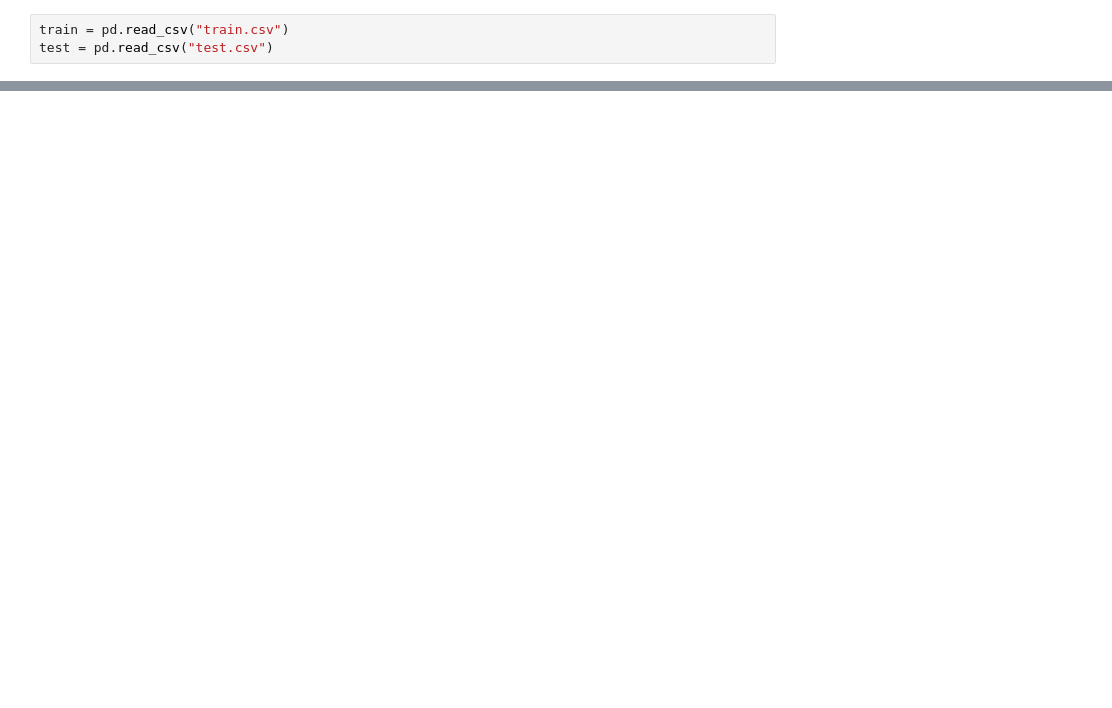
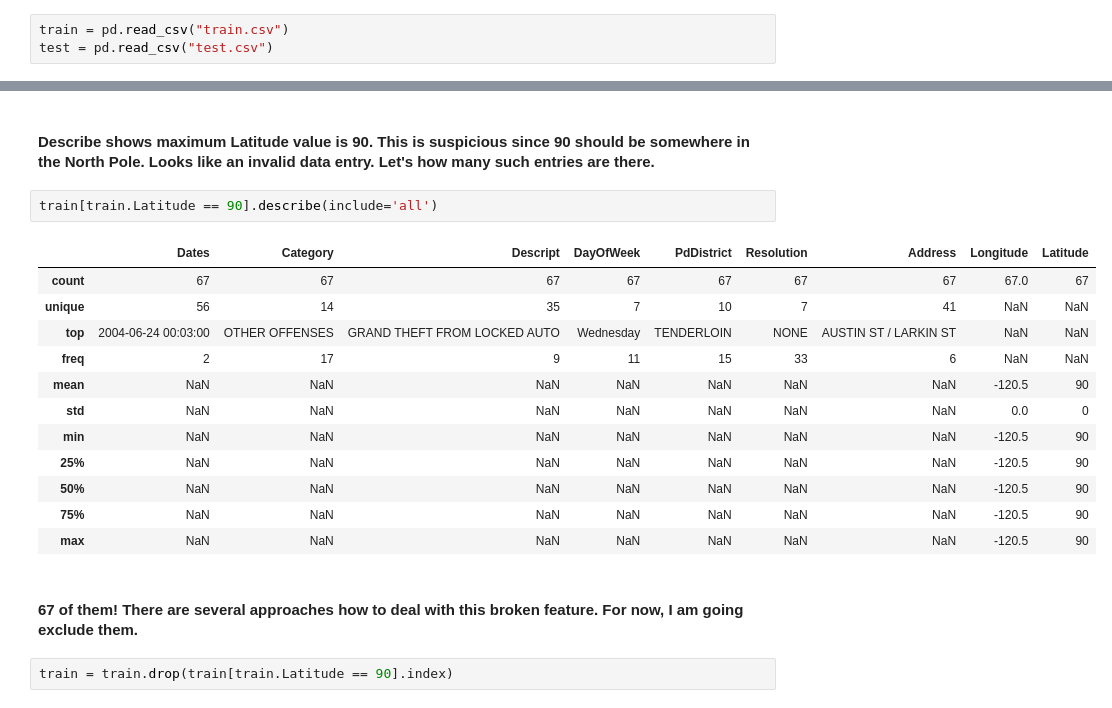
Before and after one commit to stormy-ua/Kaggle, a Jupyter notebook: SanFranciscoCrime/SanFranciscoCrime.ipynb, the cells around one changed output, grey strips where cells are left out. Cells and saved outputs as stored; diff of their text form; blank space fills up the shorter version.

```diff
--- a/SanFranciscoCrime/SanFranciscoCrime.ipynb
+++ b/SanFranciscoCrime/SanFranciscoCrime.ipynb
@@ -18,0 +57,21 @@ train.Category = train.Category.astype('category')
+# %% [markdown]
+#### Describe shows maximum Latitude value is 90. This is suspicious since 90 should be somewhere in the North Pole. Looks like an invalid data entry. Let's how many such entries are there.
+# %%
+train[train.Latitude == 90].describe(include='all')
+# %% [output]
+|  | Dates | Category | Descript | DayOfWeek | PdDistrict | Resolution | Address | Longitude | Latitude |
+| count | 67 | 67 | 67 | 67 | 67 | 67 | 67 | 67.0 | 67 |
+| unique | 56 | 14 | 35 | 7 | 10 | 7 | 41 | NaN | NaN |
+| top | 2004-06-24 00:03:00 | OTHER OFFENSES | GRAND THEFT FROM LOCKED AUTO | Wednesday | TENDERLOIN | NONE | AUSTIN ST / LARKIN ST | NaN | NaN |
+| freq | 2 | 17 | 9 | 11 | 15 | 33 | 6 | NaN | NaN |
+| mean | NaN | NaN | NaN | NaN | NaN | NaN | NaN | -120.5 | 90 |
+| std | NaN | NaN | NaN | NaN | NaN | NaN | NaN | 0.0 | 0 |
+| min | NaN | NaN | NaN | NaN | NaN | NaN | NaN | -120.5 | 90 |
+| 25% | NaN | NaN | NaN | NaN | NaN | NaN | NaN | -120.5 | 90 |
+| 50% | NaN | NaN | NaN | NaN | NaN | NaN | NaN | -120.5 | 90 |
+| 75% | NaN | NaN | NaN | NaN | NaN | NaN | NaN | -120.5 | 90 |
+| max | NaN | NaN | NaN | NaN | NaN | NaN | NaN | -120.5 | 90 |
+# %% [markdown]
+#### 67 of them! There are several approaches how to deal with this broken feature. For now, I am going exclude them.
+# %%
+train = train.drop(train[train.Latitude == 90].index)
```
Also changed, not shown: parts of 29 cells of this notebook.
